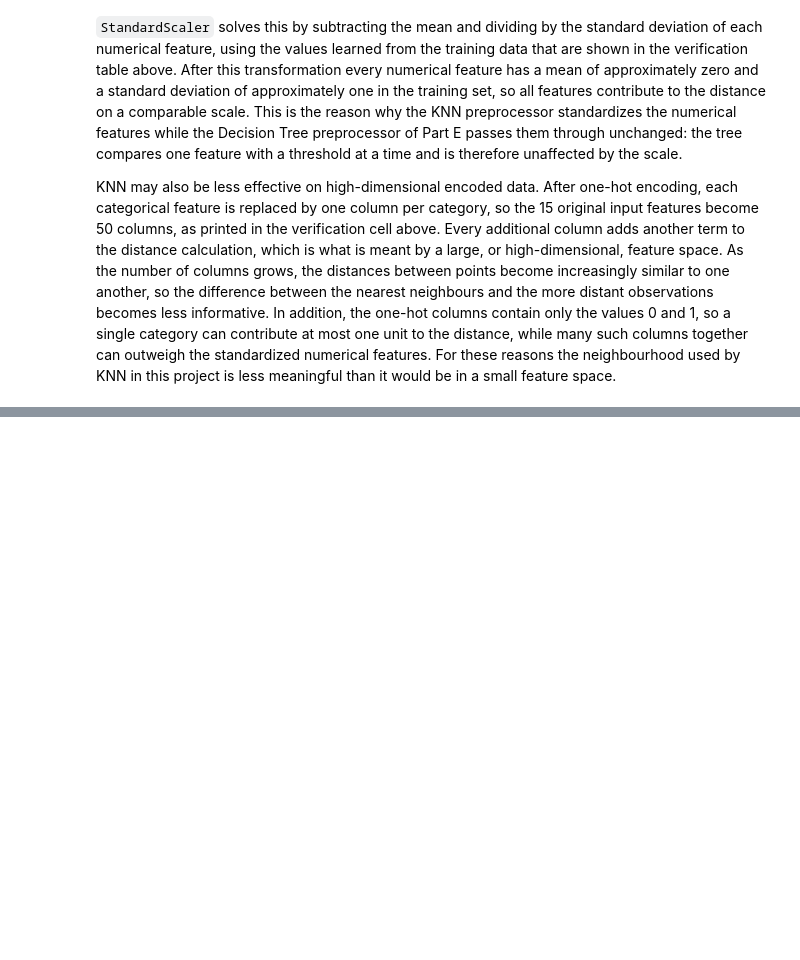
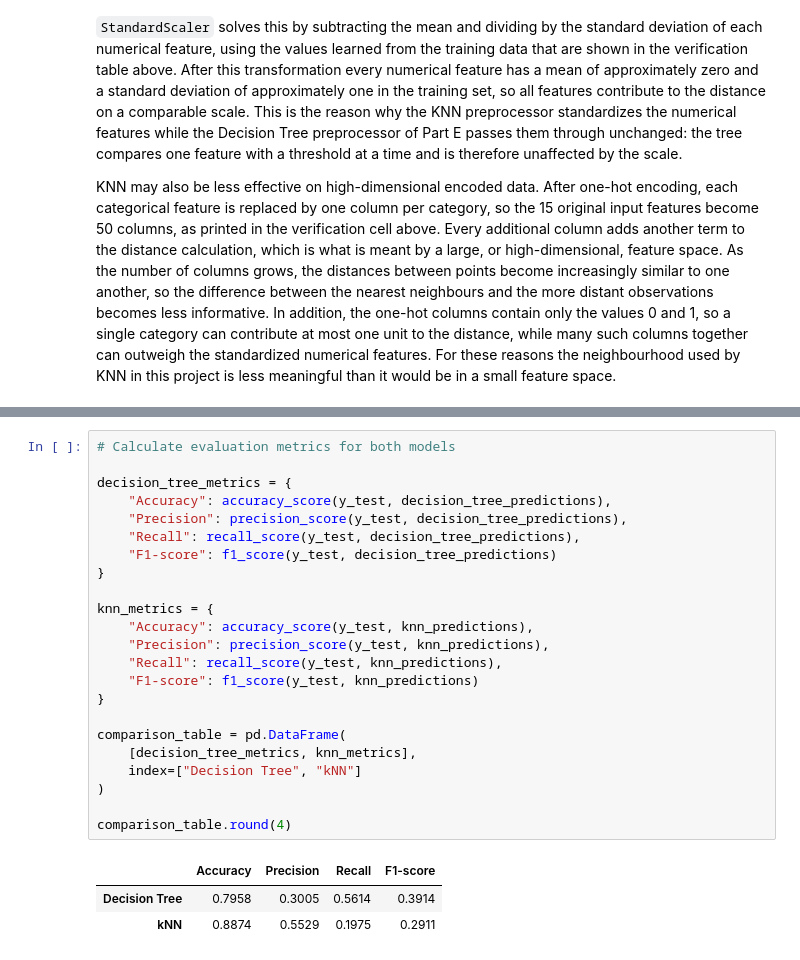
Before and after one commit to liadagon/Applied_Artificial_Intelligence, a Jupyter notebook: FinalProjectAppliedAI.ipynb, the cells around one changed output, grey strips where cells are left out. Cells and saved outputs as stored; diff of their text form; blank space fills up the shorter version.

```diff
--- a/FinalProjectAppliedAI.ipynb
+++ b/FinalProjectAppliedAI.ipynb
@@ -1018,0 +1044,27 @@ KNN may also be less effective on high-dimensional encoded data. After one-hot e
+# %%
+# Calculate evaluation metrics for both models
+
+decision_tree_metrics = {
+    "Accuracy": accuracy_score(y_test, decision_tree_predictions),
+    "Precision": precision_score(y_test, decision_tree_predictions),
+    "Recall": recall_score(y_test, decision_tree_predictions),
+    "F1-score": f1_score(y_test, decision_tree_predictions)
+}
+
+knn_metrics = {
+    "Accuracy": accuracy_score(y_test, knn_predictions),
+    "Precision": precision_score(y_test, knn_predictions),
+    "Recall": recall_score(y_test, knn_predictions),
+    "F1-score": f1_score(y_test, knn_predictions)
+}
+
+comparison_table = pd.DataFrame(
+    [decision_tree_metrics, knn_metrics],
+    index=["Decision Tree", "kNN"]
+)
+
+comparison_table.round(4)
+# %% [output]
+|  | Accuracy | Precision | Recall | F1-score |
+| Decision Tree | 0.7958 | 0.3005 | 0.5614 | 0.3914 |
+| kNN | 0.8874 | 0.5529 | 0.1975 | 0.2911 |
```
Also changed, not shown: parts of 11 cells of this notebook.
